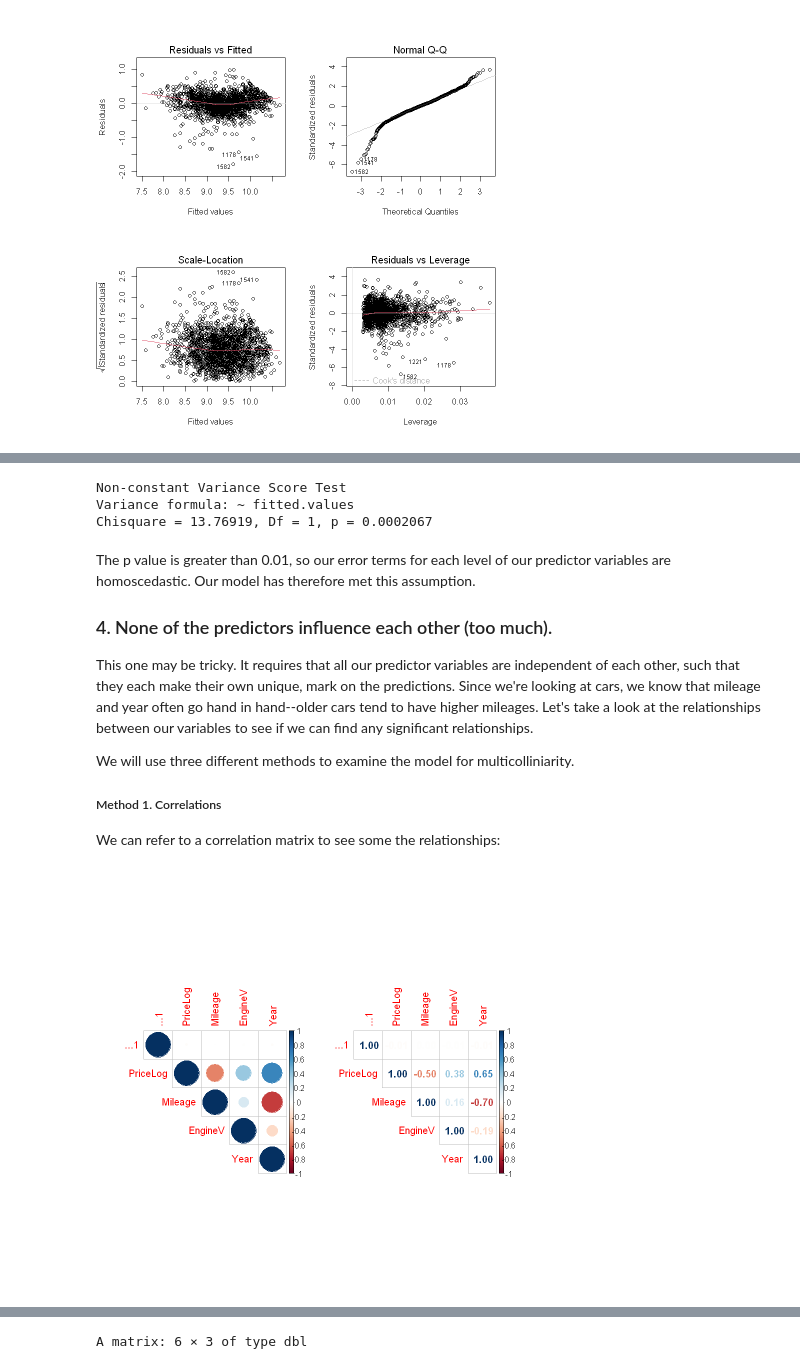
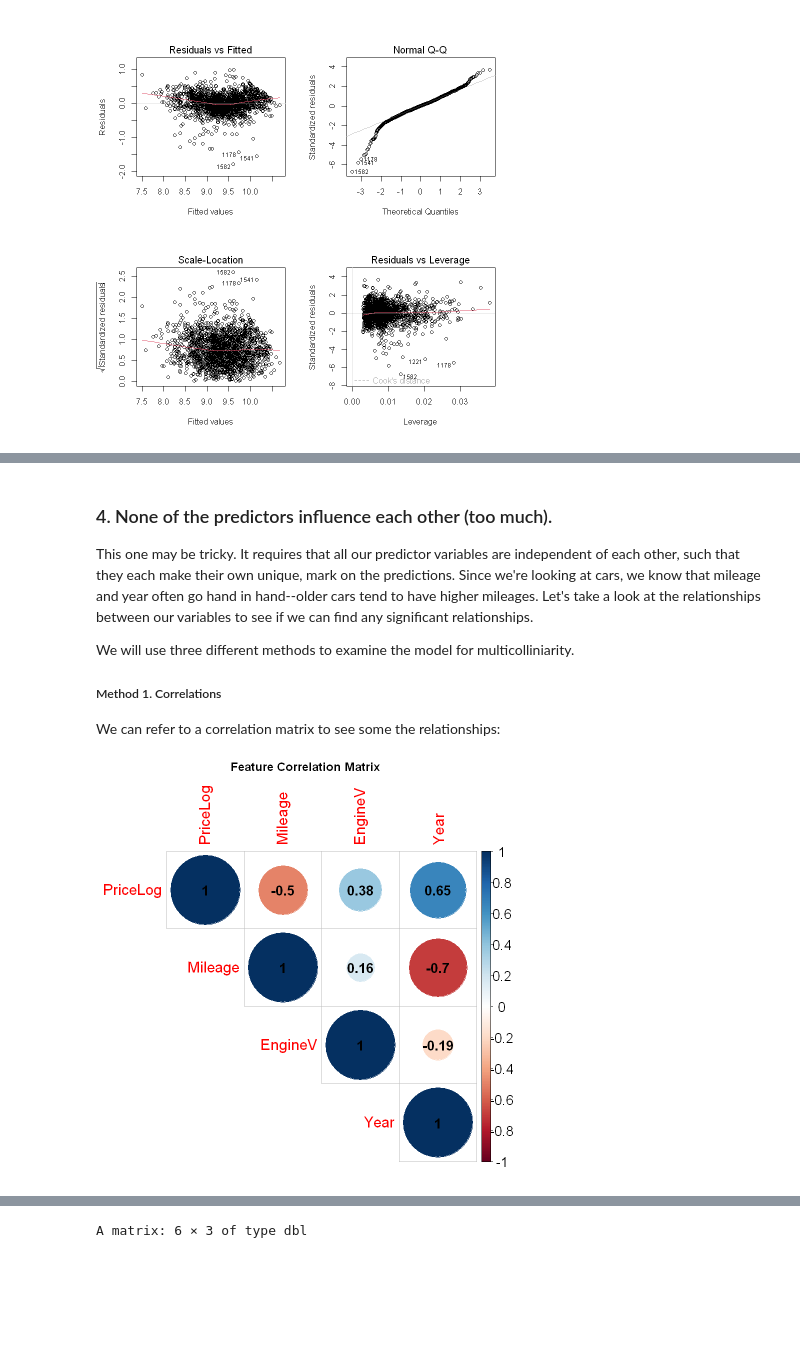
Before and after one commit to jaramiar/Predicting-Used-Car-Prices, a Jupyter notebook: r_notebook.ipynb, the cells around one changed output, grey strips where cells are left out. Cells and saved outputs as stored; diff of their text form; code cells hidden in the pictures; blank space fills up the shorter version.

Commit message:
Add files via upload
change to one of the stats tests. Rerun notebook

```diff
--- a/r_notebook.ipynb
+++ b/r_notebook.ipynb
@@ -222,13 +251,4 @@ We can also try a statistical test. If its result is insignificant, then we will
-# %%
-car::ncvTest(model1)
-# %% [output]
-Non-constant Variance Score Test
-Variance formula: ~ fitted.values
-Chisquare = 13.76919, Df = 1, p = 0.0002067
 # %% [markdown]
-The p value is greater than 0.01, so our error terms for each level of our predictor variables are homoscedastic. Our model has therefore met this assumption.
-
-
 ### 4. None of the predictors influence each other (too much).
 This one may be tricky. It requires that all our predictor variables are independent of each other, such that they each make their own unique, mark on the predictions. Since we're looking at cars, we know that mileage and year often go hand in hand--older cars tend to have higher mileages. Let's take a look at the relationships between our variables to see if we can find any significant relationships.
 
@@ -236,9 +256,3 @@ We will use three different methods to examine the model for multicolliniarity.
 
 ##### Method 1. Correlations
 We can refer to a correlation matrix to see some the relationships:
-# %%
-par(mfrow = c(1, 2))
-corrplot(cor(quant_data1), type = 'upper')
-corrplot(cor(quant_data1), method = "number", type = 'upper')
-# %% [output]
-[figure, removed]
@@ -245,3 +261,10 @@ corrplot(cor(quant_data1), method = "number", type = 'upper')
+# %%
+corrplot_data <- subset(quant_data1, select = -c(1))
+# %%
+title <- 'Feature Correlation Matrix'
+corrplot(cor(corrplot_data), addCoef.col = 1,number.cex = 1.33, tl.cex = 1.5,type = "upper", tl.pos = 'td',cl.cex = 1.33, title = title, mar=c(0,0,1,0), )
+# %% [output]
+[figure, added]
 # %% [markdown]
 The above two plots provide the same information. On the left, that information is represented in circles with varying shades of color; the bigger and darker the circle, the higher the correlation. On the right, the same information is presented as numeric values ranging from -1 to 1; the closer to 1 (or -1) from 0, the higher the correlation. If we look at the intersection of Mileage and Year, we'll find a big, red circle indicating a strong relationship between them. The accompanying value for this relationship is 0.7, which is the highest on the graph. (Values of 1.00 indicate a variable's relationship with itself, which we ignore).
 
```
Also changed, not shown: parts of 19 cells of this notebook.
